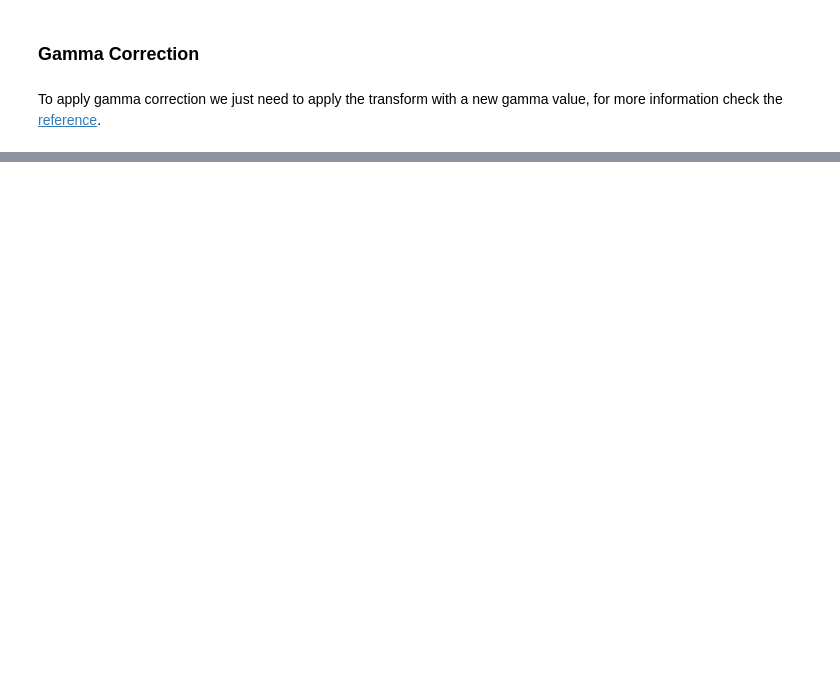
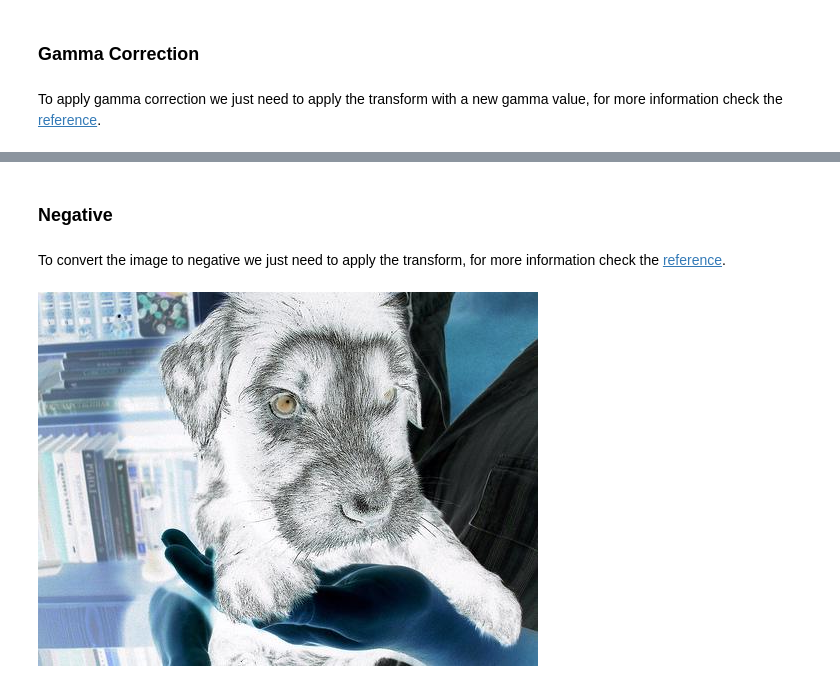
Before and after one commit to easycv/easycv, a Jupyter notebook: docs/source/examples/transforms/color.ipynb, the cells around one changed output, grey strips where cells are left out. Drawn from its saved outputs; the diff is of its cells as text; code cells hidden in the pictures; blank space fills up the shorter version.

Commit message:
Added Negative transform.

```diff
--- a/docs/source/examples/transforms/color.ipynb
+++ b/docs/source/examples/transforms/color.ipynb
@@ -40,0 +41,8 @@ img.apply(GammaCorrection(gamma=0.5))
+# %% [markdown]
+### Negative
+# %% [markdown]
+To convert the image to negative we just need to apply the transform, for more information check the [reference](../../reference/transforms/color.rst#easycv.transforms.color.Negative).
+# %%
+img.apply(Negative())
+# %% [output]
+[figure, added]
```
Also changed, not shown: parts of 6 cells of this notebook, 2 other files.
